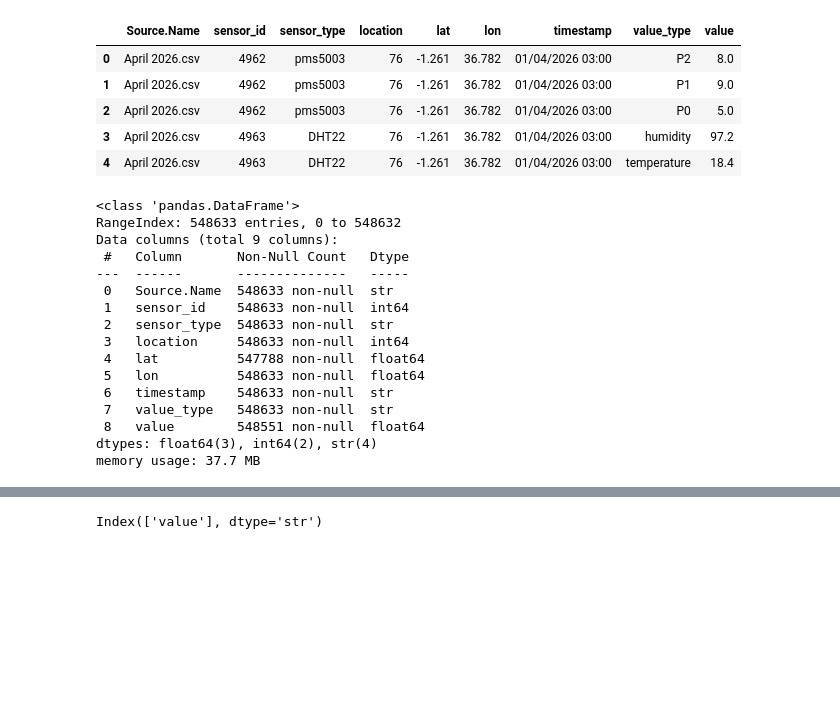
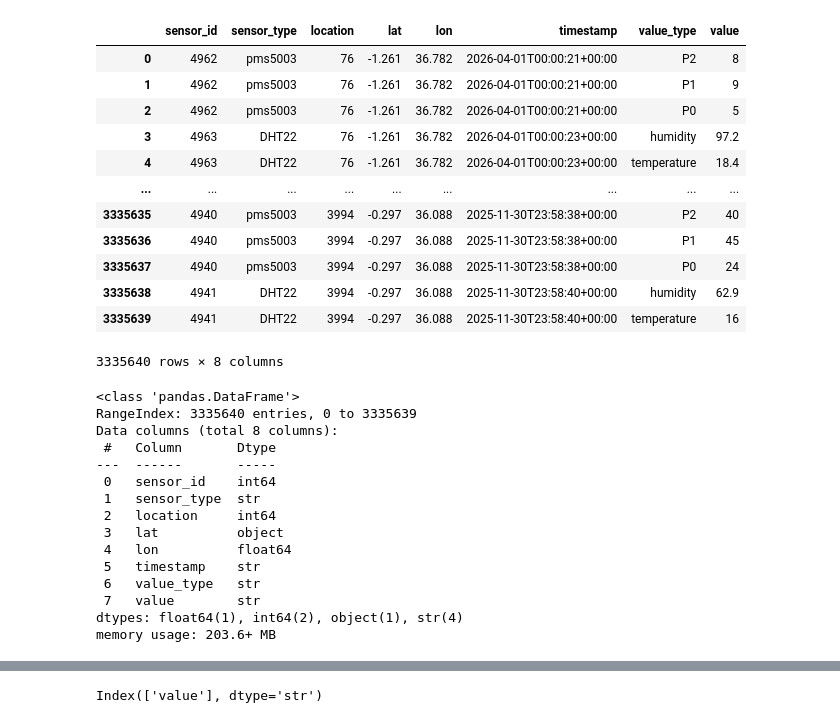
Before and after one commit to victorouma1/Pydata-Capstone-Project, a Jupyter notebook: main.ipynb, the cells around one changed output, grey strips where cells are left out. Drawn from its saved outputs; the diff is of its cells as text; code cells hidden in the pictures; blank space fills up the shorter version.

```diff
--- a/main.ipynb
+++ b/main.ipynb
@@ -8,29 +12,36 @@ import plotly.express as px
 # %%
-air_quality_data = pd.read_csv("Combined data (Nov 2025-Apr 2026).csv")
-air_quality_data.head()
+dir_path = Path(r"C:\Users\victo\OneDrive\Documents\Combined CSV Files")
+air_quality_data = pd.concat((pd.read_csv(f, sep = ';', low_memory = False) for f in dir_path.glob('*.csv')), ignore_index=True)
+air_quality_data
 # %% [output]
-|  | Source.Name | sensor_id | sensor_type | location | lat | lon | timestamp | value_type | value |
-| 0 | April 2026.csv | 4962 | pms5003 | 76 | -1.261 | 36.782 | 01/04/2026 03:00 | P2 | 8.0 |
-| 1 | April 2026.csv | 4962 | pms5003 | 76 | -1.261 | 36.782 | 01/04/2026 03:00 | P1 | 9.0 |
-| 2 | April 2026.csv | 4962 | pms5003 | 76 | -1.261 | 36.782 | 01/04/2026 03:00 | P0 | 5.0 |
-| 3 | April 2026.csv | 4963 | DHT22 | 76 | -1.261 | 36.782 | 01/04/2026 03:00 | humidity | 97.2 |
-| 4 | April 2026.csv | 4963 | DHT22 | 76 | -1.261 | 36.782 | 01/04/2026 03:00 | temperature | 18.4 |
+|  | sensor_id | sensor_type | location | lat | lon | timestamp | value_type | value |
+| 0 | 4962 | pms5003 | 76 | -1.261 | 36.782 | 2026-04-01T00:00:21+00:00 | P2 | 8 |
+| 1 | 4962 | pms5003 | 76 | -1.261 | 36.782 | 2026-04-01T00:00:21+00:00 | P1 | 9 |
+| 2 | 4962 | pms5003 | 76 | -1.261 | 36.782 | 2026-04-01T00:00:21+00:00 | P0 | 5 |
+| 3 | 4963 | DHT22 | 76 | -1.261 | 36.782 | 2026-04-01T00:00:23+00:00 | humidity | 97.2 |
+| 4 | 4963 | DHT22 | 76 | -1.261 | 36.782 | 2026-04-01T00:00:23+00:00 | temperature | 18.4 |
+| ... | ... | ... | ... | ... | ... | ... | ... | ... |
+| 3335635 | 4940 | pms5003 | 3994 | -0.297 | 36.088 | 2025-11-30T23:58:38+00:00 | P2 | 40 |
+| 3335636 | 4940 | pms5003 | 3994 | -0.297 | 36.088 | 2025-11-30T23:58:38+00:00 | P1 | 45 |
+| 3335637 | 4940 | pms5003 | 3994 | -0.297 | 36.088 | 2025-11-30T23:58:38+00:00 | P0 | 24 |
+| 3335638 | 4941 | DHT22 | 3994 | -0.297 | 36.088 | 2025-11-30T23:58:40+00:00 | humidity | 62.9 |
+| 3335639 | 4941 | DHT22 | 3994 | -0.297 | 36.088 | 2025-11-30T23:58:40+00:00 | temperature | 16 |
+3335640 rows × 8 columns
 # %%
 air_quality_data.info()
 # %% [output]
 <class 'pandas.DataFrame'>
-RangeIndex: 548633 entries, 0 to 548632
-Data columns (total 9 columns):
- #   Column       Non-Null Count   Dtype
----  ------       --------------   -----
- 0   Source.Name  548633 non-null  str
- 1   sensor_id    548633 non-null  int64
- 2   sensor_type  548633 non-null  str
- 3   location     548633 non-null  int64
- 4   lat          547788 non-null  float64
- 5   lon          548633 non-null  float64
- 6   timestamp    548633 non-null  str
- 7   value_type   548633 non-null  str
- 8   value        548551 non-null  float64
-dtypes: float64(3), int64(2), str(4)
-memory usage: 37.7 MB
+RangeIndex: 3335640 entries, 0 to 3335639
+Data columns (total 8 columns):
+ #   Column       Dtype
+---  ------       -----
+ 0   sensor_id    int64
+ 1   sensor_type  str
+ 2   location     int64
+ 3   lat          object
+ 4   lon          float64
+ 5   timestamp    str
+ 6   value_type   str
+ 7   value        str
+dtypes: float64(1), int64(2), object(1), str(4)
+memory usage: 203.6+ MB
```
Also changed, not shown: parts of 15 cells of this notebook, 3 other files.
